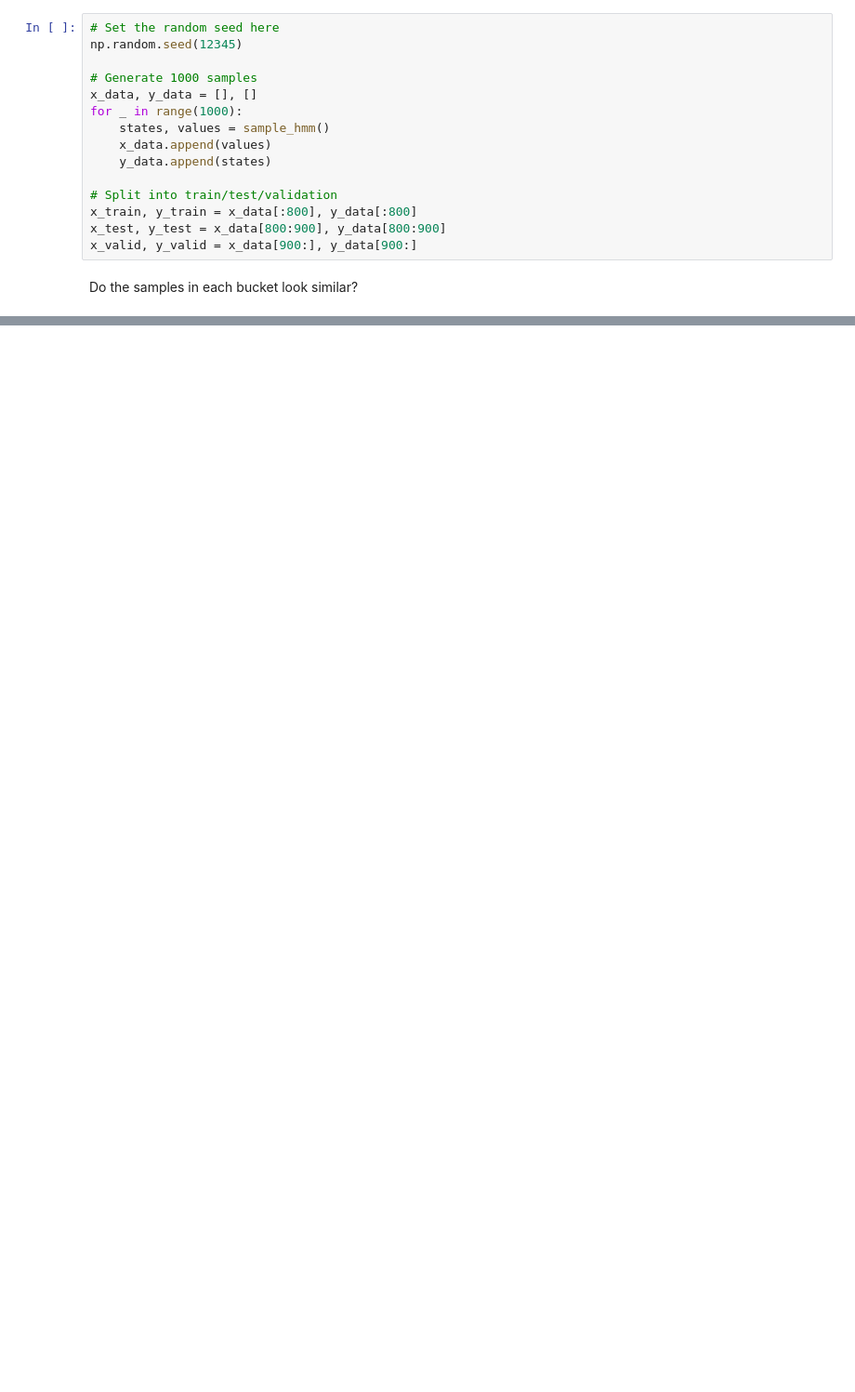
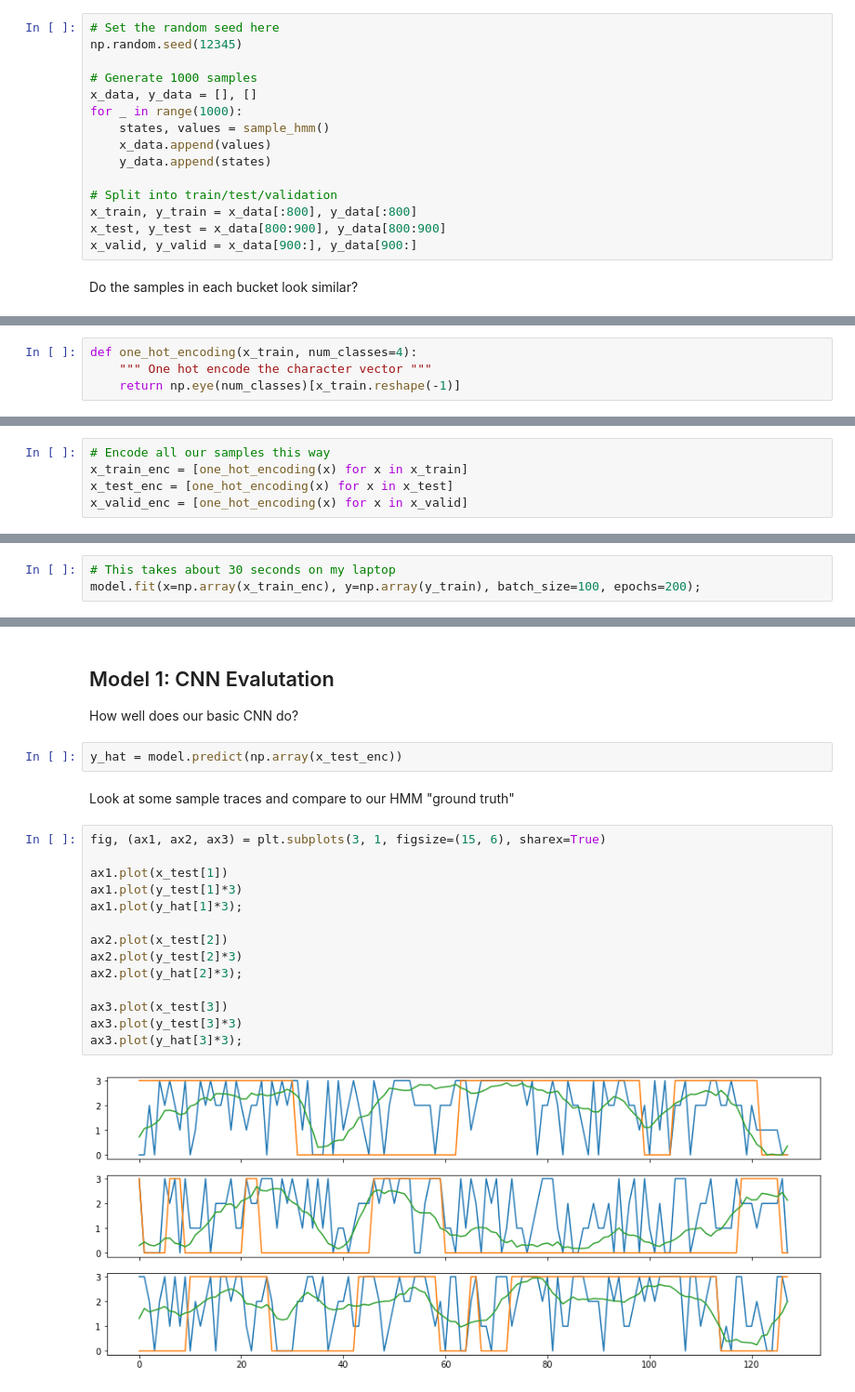
Before and after one commit to david-a-joy/tf2-sequence-demo, a Jupyter notebook: Tensorflow Sequence Demo.ipynb, the cells around one changed output, grey strips where cells are left out. Shown at 93% size. Saved outputs shown, nothing was run; the diff lists cells and outputs as text; blank space fills up the shorter version.

```diff
--- a/Tensorflow Sequence Demo.ipynb
+++ b/Tensorflow Sequence Demo.ipynb
@@ -234,0 +253,4 @@ model = tf.keras.Sequential([
+# %%
+def one_hot_encoding(x_train, num_classes=4):
+    """ One hot encode the character vector """
+    return np.eye(num_classes)[x_train.reshape(-1)]
@@ -234,0 +268,5 @@ model = tf.keras.Sequential([
+# %%
+# Encode all our samples this way
+x_train_enc = [one_hot_encoding(x) for x in x_train]
+x_test_enc = [one_hot_encoding(x) for x in x_test]
+x_valid_enc = [one_hot_encoding(x) for x in x_valid]
@@ -234,0 +347,3 @@ model = tf.keras.Sequential([
+# %%
+# This takes about 30 seconds on my laptop
+model.fit(x=np.array(x_train_enc), y=np.array(y_train), batch_size=100, epochs=200);
@@ -234,0 +368,24 @@ model = tf.keras.Sequential([
+# %% [markdown]
+## Model 1: CNN Evalutation
+
+How well does our basic CNN do?
+# %%
+y_hat = model.predict(np.array(x_test_enc))
+# %% [markdown]
+Look at some sample traces and compare to our HMM "ground truth"
+# %%
+fig, (ax1, ax2, ax3) = plt.subplots(3, 1, figsize=(15, 6), sharex=True)
+
+ax1.plot(x_test[1])
+ax1.plot(y_test[1]*3)
+ax1.plot(y_hat[1]*3);
+
+ax2.plot(x_test[2])
+ax2.plot(y_test[2]*3)
+ax2.plot(y_hat[2]*3);
+
+ax3.plot(x_test[3])
+ax3.plot(y_test[3]*3)
+ax3.plot(y_hat[3]*3);
+# %% [output]
+[figure, added]
```
Also changed, not shown: parts of 62 cells of this notebook, 6 other files.
